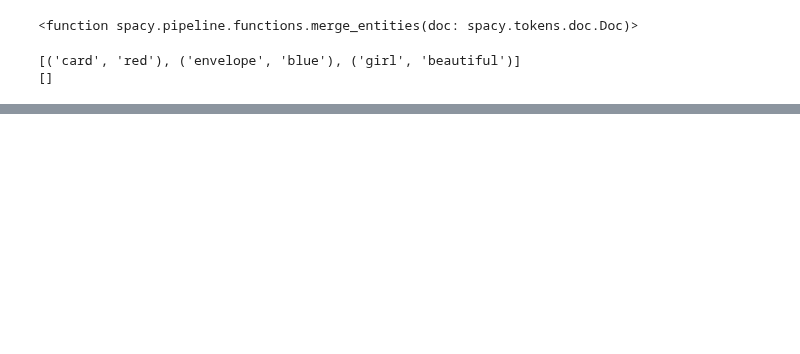
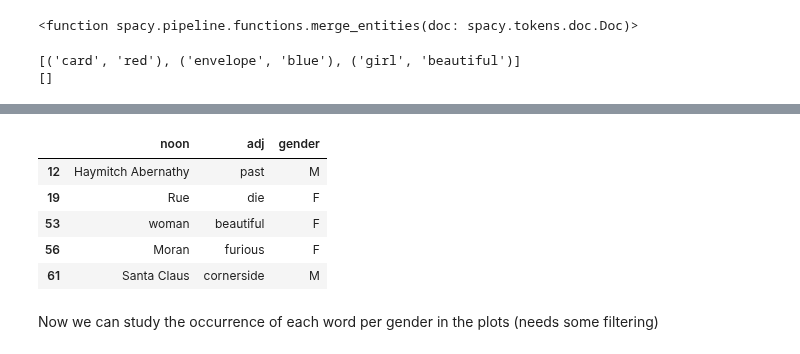
Before and after one commit to epfl-ada/ada-2022-project-yiyisoda, a Jupyter notebook: milestone_2.ipynb, the cells around one changed output, grey strips where cells are left out. Saved outputs shown, nothing was run; the diff lists cells and outputs as text; code cells hidden in the pictures; blank space fills up the shorter version.

```diff
--- a/milestone_2.ipynb
+++ b/milestone_2.ipynb
@@ -498,0 +474,15 @@ v.dropna()
+# %%
+# We do the same for adjectives
+gender_adj = pd.DataFrame(plots.adj.explode().to_list(), columns=['noon', 'adj'])
+gender_adj['gender'] = gender_adj.noon.apply(matcher.get) ## TODO is this matcher adequate ???
+gender_adj.dropna(inplace=True)
+gender_adj.head()
+# %% [output]
+|  | noon | adj | gender |
+| 12 | Haymitch Abernathy | past | M |
+| 19 | Rue | die | F |
+| 53 | woman | beautiful | F |
+| 56 | Moran | furious | F |
+| 61 | Santa Claus | cornerside | M |
+# %% [markdown]
+Now we can study the occurrence of each word per gender in the plots (needs some filtering)
```
Also changed, not shown: parts of 17 cells of this notebook, 1 other file.
